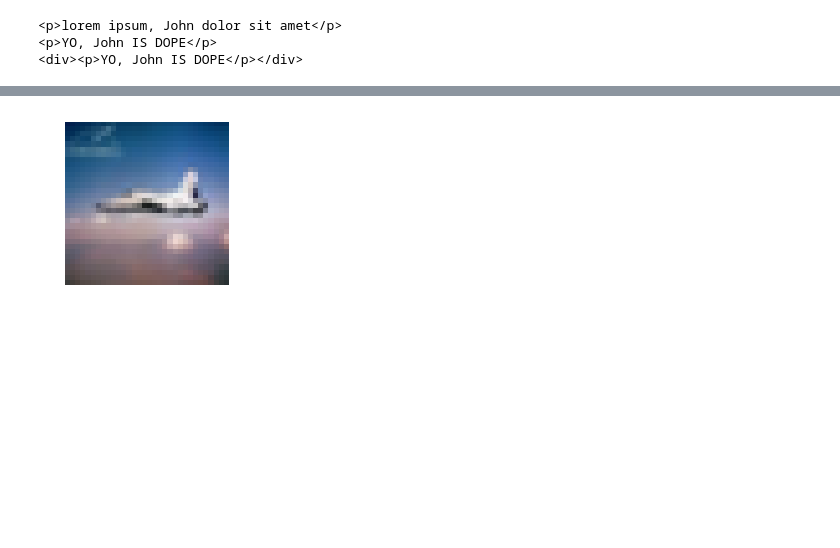
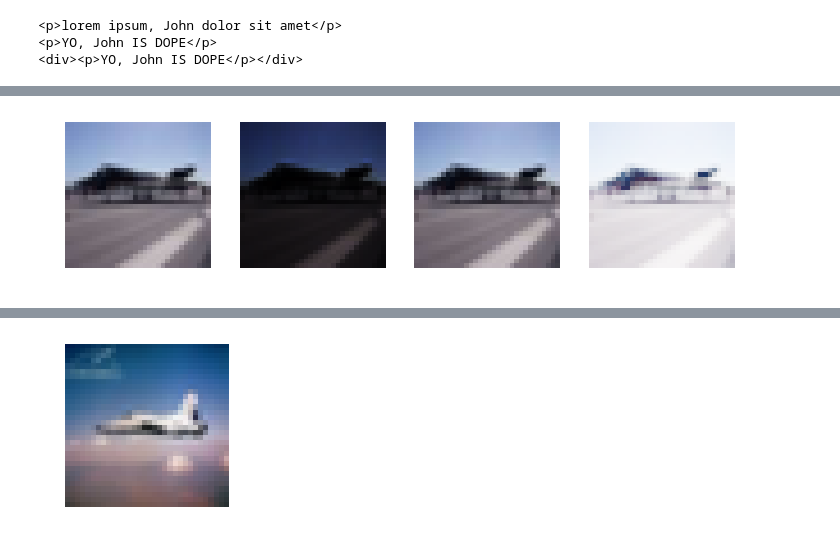
Before and after one commit to anhquan0412/fastai_v1, a Jupyter notebook: my_note/002_images.ipynb, the cells around one changed output, grey strips where cells are left out. Saved outputs shown, nothing was run; the diff lists cells and outputs as text; code cells hidden in the pictures; blank space fills up the shorter version.

```diff
--- a/my_note/002_images.ipynb
+++ b/my_note/002_images.ipynb
@@ -928,0 +679,9 @@ contrast.__module__
+# %%
+_,axes = plt.subplots(1,4, figsize=(12,3))
+
+x().show(axes[0])
+brightness(x(), 0.1).show(axes[1])
+brightness(x(), 0.5).show(axes[2])
+brightness(x(), 0.9).show(axes[3])
+# %% [output]
+[figure, added]
```
Also changed, not shown: parts of 90 cells of this notebook.
